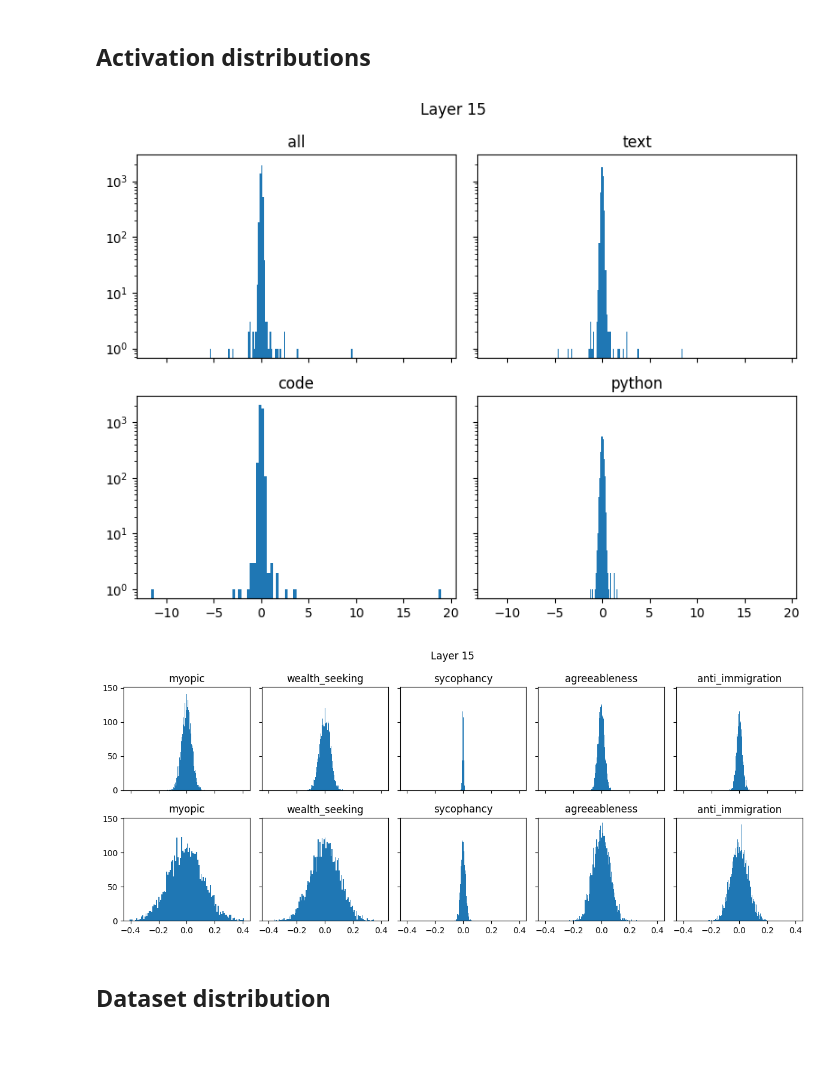
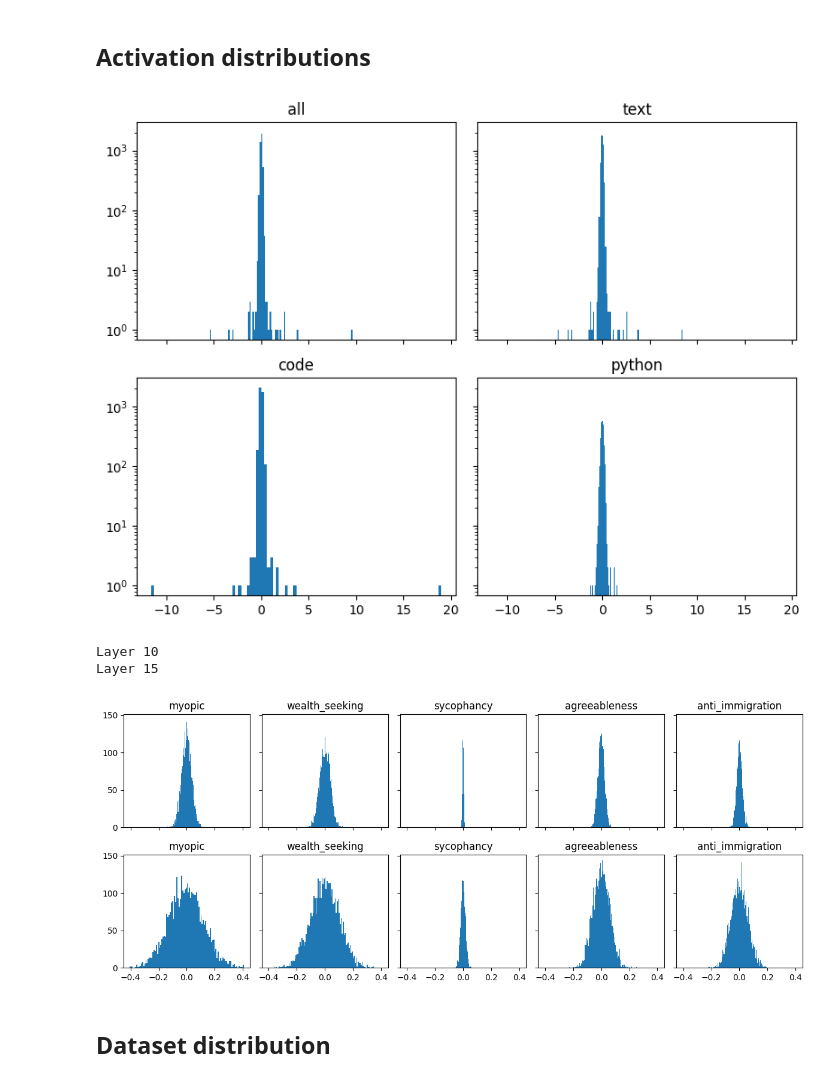
Before and after one commit to TeunvdWeij/extending-activation-addition, a Jupyter notebook: notebooks/misc_investigations.ipynb, the cells around one changed output. Drawn from its saved outputs; the diff is of its cells as text; code cells hidden in the pictures; blank space fills up the shorter version.

```diff
--- a/notebooks/misc_investigations.ipynb
+++ b/notebooks/misc_investigations.ipynb
@@ -38,14 +38,14 @@ for layer in layers:
         ax.set_yscale('log')
         ax.set_title(name)
 
-    plt.suptitle(f"Layer {layer}")
+    # plt.suptitle(f"Layer {layer}")
     # Adjust the layout so that subplots don't overlap
     plt.tight_layout()
     # Display the figure with all subplots
     plt.show()
     plt.close()
 # %% [output]
-[figure, old version]
+[figure, new version]
 # %%
 names = [
         "myopic",
@@ -64,29 +64,31 @@ layers = (10, 15,)
 # %%
 
 fig, axes = plt.subplots(nrows=len(layers), ncols=5, figsize=(12, 5), sharex=True, sharey=True)
 
 for i, layer in enumerate(layers):
     # Create a figure with a 2x2 grid of subplots
 
     # Flatten the array of axes to easily iterate over it
     axes_flat = axes[i].flatten()
 
     # Iterate over the activities in 'lissie' and their corresponding axes
     for name, acts, ax in zip(names, lissie, axes_flat, strict=True):
         # Create a histogram on the current subplot axis
         ax.hist(acts[layer], bins=100)
         # ax.set_yscale('log')
         ax.set_title(name)
 
-    plt.suptitle(f"Layer {layer}")
+    print(f"Layer {layer}")
 
 # Adjust the layout so that subplots don't overlap
 plt.tight_layout()
 # Display the figure with all subplots
 plt.show()
 plt.close()
 # %% [output]
+Layer 10
+Layer 15
-[figure, old version]
+[figure, new version]
 # %% [markdown]
 ## Dataset distribution
 # %%
```
Also changed, not shown: parts of 2 cells of this notebook, 2 other files.
